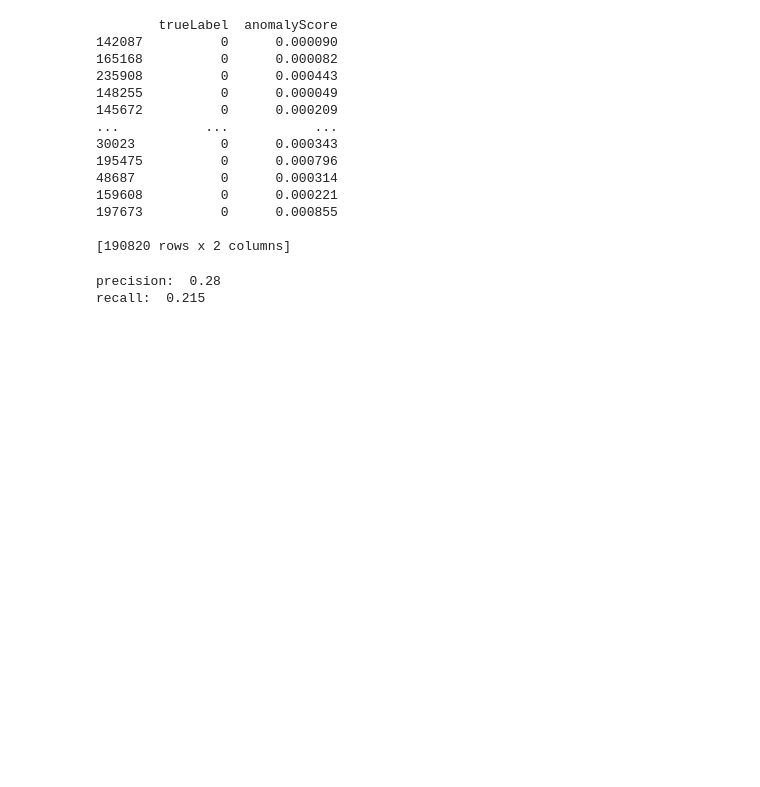
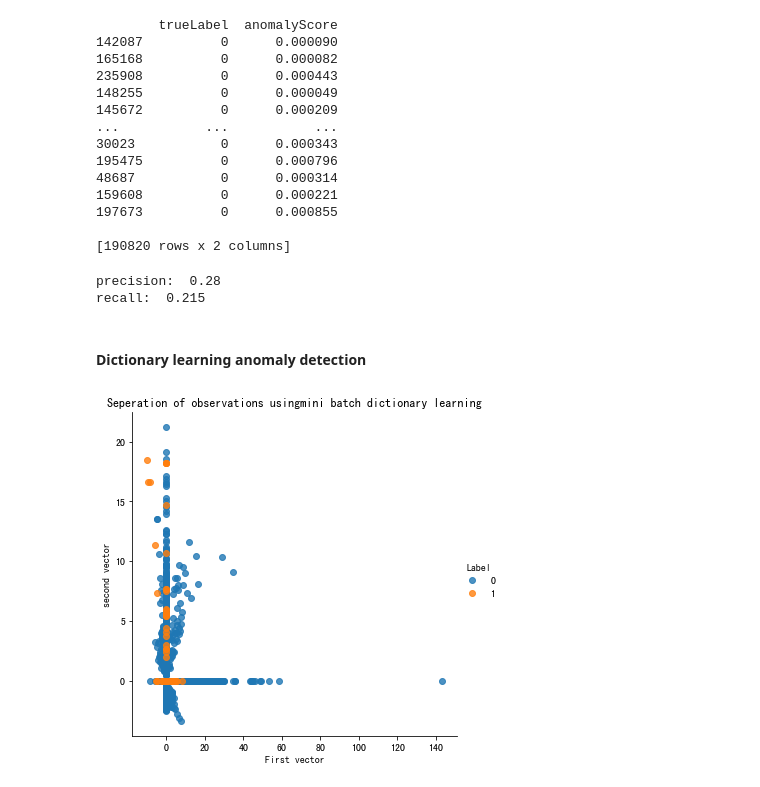
Before and after one commit to agron911/data-analytics, a Jupyter notebook: ML/4_Anomaly_Detection.ipynb, the cells around one changed output. Cells and saved outputs as stored; diff of their text form; code cells hidden in the pictures; blank space fills up the shorter version.

```diff
--- a/ML/4_Anomaly_Detection.ipynb
+++ b/ML/4_Anomaly_Detection.ipynb
@@ -57,7 +57,7 @@ sX = pp.StandardScaler(copy=True)
 dataX.loc[:,featuresToScale] = sX.fit_transform(
                                 dataX[featuresToScale])
 
-X_train, X_test, y_train, y_tet =  train_test_split(dataX, dataY, test_size=0.33,random_state=2018, stratify=dataY)
+X_train, X_test, y_train, y_test =  train_test_split(dataX, dataY, test_size=0.33,random_state=2018, stratify=dataY)
 # %% [markdown]
 ### Define anomaly score function
 接下來，我們定義如何計算每筆交易的不正常性，
@@ -564,3 +571,27 @@ print('recall: ', np.round(predsTop.anomalyScore[preds.trueLabel==1].count()/y_t
 # %% [output]
 precision:  0.28
 recall:  0.215
+# %% [markdown]
+#### Dictionary learning anomaly detection
+# %%
+from sklearn.decomposition import MiniBatchDictionaryLearning
+
+n_components = 28
+alpha =1
+batch_size = 200
+n_iter=10
+random_state = 2018
+
+miniBatchDL = MiniBatchDictionaryLearning(n_components=n_components,
+                                         batch_size=batch_size,
+                                         alpha = alpha,
+                                         n_iter=n_iter,
+                                         random_state=random_state)
+
+miniBatchDF_train = miniBatchDL.fit_transform(X_train)
+
+miniBatchDF_train = pd.DataFrame(data = miniBatchDF_train, index = X_train.index)
+
+scatterplot(miniBatchDF_train,y_train,'mini batch dictionary learning')
+# %% [output]
+[figure, added]
```
Also changed, not shown: parts of 10 cells of this notebook.
